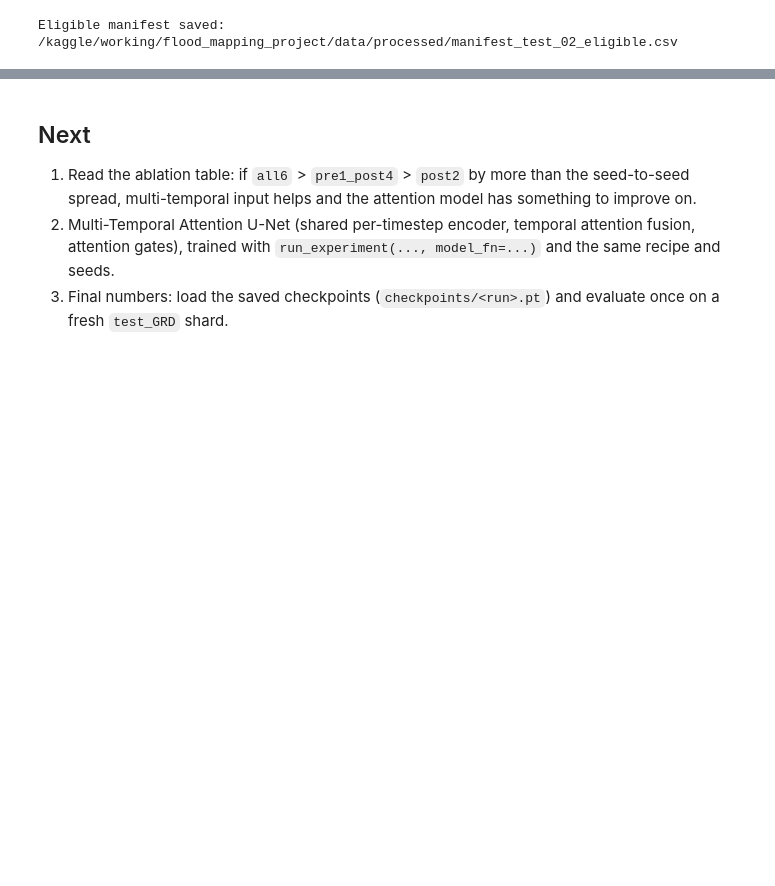
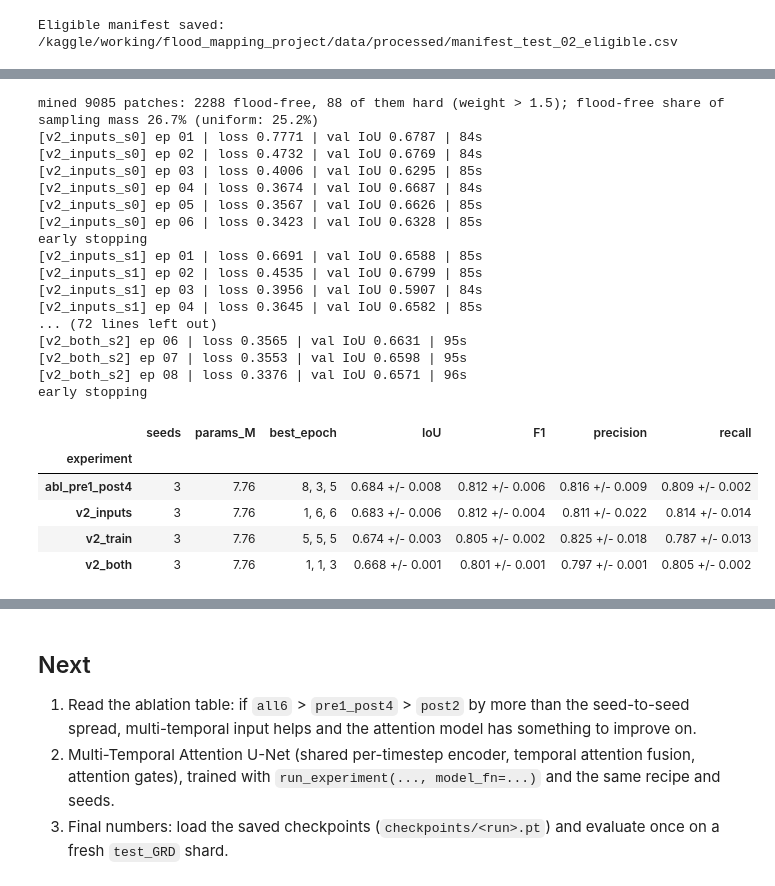
Before and after one commit to Vasanth-Loganathan/flood-mapping, a Jupyter notebook: main.ipynb, the cells around one changed output, grey strips where cells are left out. Cells and saved outputs as stored; diff of their text form; code cells hidden in the pictures; blank space fills up the shorter version.

Commit message:
Kaggle Notebook | flood-mapping | Version 4

```diff
--- a/main.ipynb
+++ b/main.ipynb
@@ -1913,0 +2237,41 @@ Eligible manifest saved: /kaggle/working/flood_mapping_project/data/processed/ma
+# %%
+
+# %% ---- cell 2
+# ============================================================
+# TRAIN the improved configurations (validation monitoring only). Resumable: finished runs are skipped.
+# ~20 min per run on a T4; 3 configs x 3 seeds is roughly 3 hours. Use SEEDS = (0,) for a first look (about 1 hour).
+# ============================================================
+SEEDS = (0, 1, 2)
+
+HN_W = mine_hard_negatives("abl_pre1_post4_s0")        # needed by v2_train / v2_both (about 1-2 minutes, cached)
+
+for name in ["v2_inputs", "v2_train", "v2_both"]:
+    run_v2(name, SEEDS)
+
+table = summarize(["abl_pre1_post4", "v2_inputs", "v2_train", "v2_both"])
+display(table)
+table.to_csv(ROOT / "results" / "improvement_round_val.csv")
+# %% [output]
+mined 9085 patches: 2288 flood-free, 88 of them hard (weight > 1.5); flood-free share of sampling mass 26.7% (uniform: 25.2%)
+[v2_inputs_s0] ep 01 | loss 0.7771 | val IoU 0.6787 | 84s
+[v2_inputs_s0] ep 02 | loss 0.4732 | val IoU 0.6769 | 84s
+[v2_inputs_s0] ep 03 | loss 0.4006 | val IoU 0.6295 | 85s
+[v2_inputs_s0] ep 04 | loss 0.3674 | val IoU 0.6687 | 84s
+[v2_inputs_s0] ep 05 | loss 0.3567 | val IoU 0.6626 | 85s
+[v2_inputs_s0] ep 06 | loss 0.3423 | val IoU 0.6328 | 85s
+early stopping
+[v2_inputs_s1] ep 01 | loss 0.6691 | val IoU 0.6588 | 85s
+[v2_inputs_s1] ep 02 | loss 0.4535 | val IoU 0.6799 | 85s
+[v2_inputs_s1] ep 03 | loss 0.3956 | val IoU 0.5907 | 84s
+[v2_inputs_s1] ep 04 | loss 0.3645 | val IoU 0.6582 | 85s
+... (72 lines left out)
+[v2_both_s2] ep 06 | loss 0.3565 | val IoU 0.6631 | 95s
+[v2_both_s2] ep 07 | loss 0.3553 | val IoU 0.6598 | 95s
+[v2_both_s2] ep 08 | loss 0.3376 | val IoU 0.6571 | 96s
+early stopping
+|  | seeds | params_M | best_epoch | IoU | F1 | precision | recall |
+| experiment |  |  |  |  |  |  |  |
+| abl_pre1_post4 | 3 | 7.76 | 8, 3, 5 | 0.684 +/- 0.008 | 0.812 +/- 0.006 | 0.816 +/- 0.009 | 0.809 +/- 0.002 |
+| v2_inputs | 3 | 7.76 | 1, 6, 6 | 0.683 +/- 0.006 | 0.812 +/- 0.004 | 0.811 +/- 0.022 | 0.814 +/- 0.014 |
+| v2_train | 3 | 7.76 | 5, 5, 5 | 0.674 +/- 0.003 | 0.805 +/- 0.002 | 0.825 +/- 0.018 | 0.787 +/- 0.013 |
+| v2_both | 3 | 7.76 | 1, 1, 3 | 0.668 +/- 0.001 | 0.801 +/- 0.001 | 0.797 +/- 0.001 | 0.805 +/- 0.002 |
```
Also changed, not shown: parts of 8 cells of this notebook.
